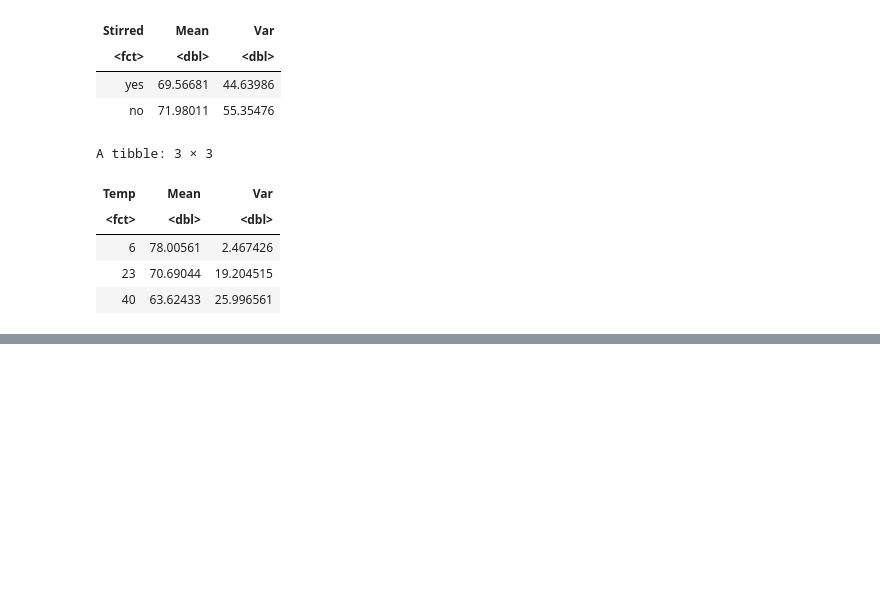
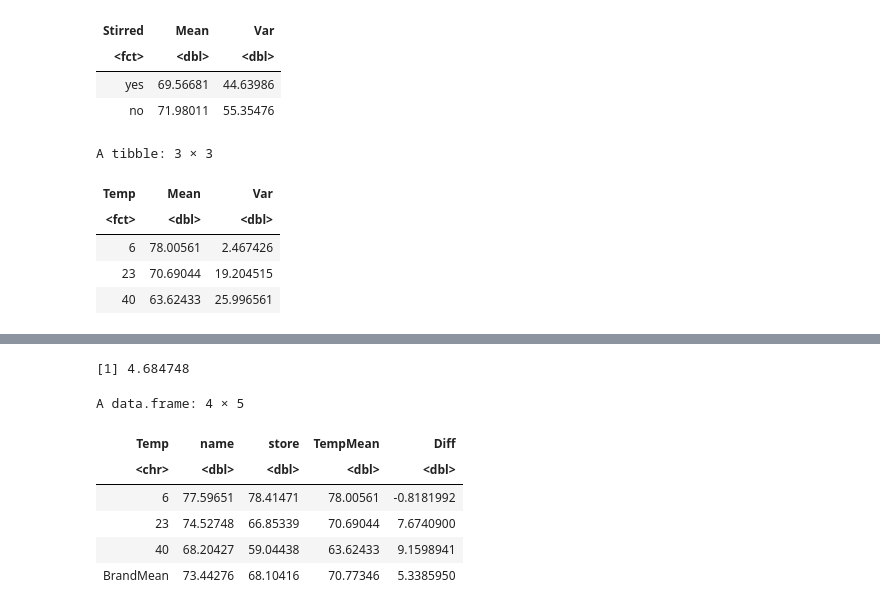
Before and after one commit to hkopanski/ST_518_Project, a Jupyter notebook: mixed_effect_SASlike.ipynb, the cells around one changed output, grey strips where cells are left out. Saved outputs shown, nothing was run; the diff lists cells and outputs as text; code cells hidden in the pictures; blank space fills up the shorter version.

```diff
--- a/mixed_effect_SASlike.ipynb
+++ b/mixed_effect_SASlike.ipynb
@@ -397,0 +433,6 @@ A tibble: 3 × 3
+# %%
+means_table <- df_eff %>% group_by(Brand, Temp) %>% summarise('Mean' = mean(Time))
+means_table <- means_table %>% pivot_wider(names_from = Brand, values_from = Mean)
+means_table$TempMean <- rowMeans(means_table[,2:3])
+means_table <- cbind('Temp' = c('6', '23', '40', 'BrandMean'),rbind(means_table[,2:4], colMeans(means_table[,2:4])))
+knitr::kable(means_table)
@@ -397,0 +475,14 @@ A tibble: 3 × 3
+# %%
+se_mu
+# %% [output]
+[1] 4.684748
+# %%
+means_table %>% mutate('Diff' = name - store)
+# %% [output]
+A data.frame: 4 × 5
+| Temp | name | store | TempMean | Diff |
+| <chr> | <dbl> | <dbl> | <dbl> | <dbl> |
+| 6 | 77.59651 | 78.41471 | 78.00561 | -0.8181992 |
+| 23 | 74.52748 | 66.85339 | 70.69044 | 7.6740900 |
+| 40 | 68.20427 | 59.04438 | 63.62433 | 9.1598941 |
+| BrandMean | 73.44276 | 68.10416 | 70.77346 | 5.3385950 |
```
Also changed, not shown: parts of 8 cells of this notebook, 4 other files.
